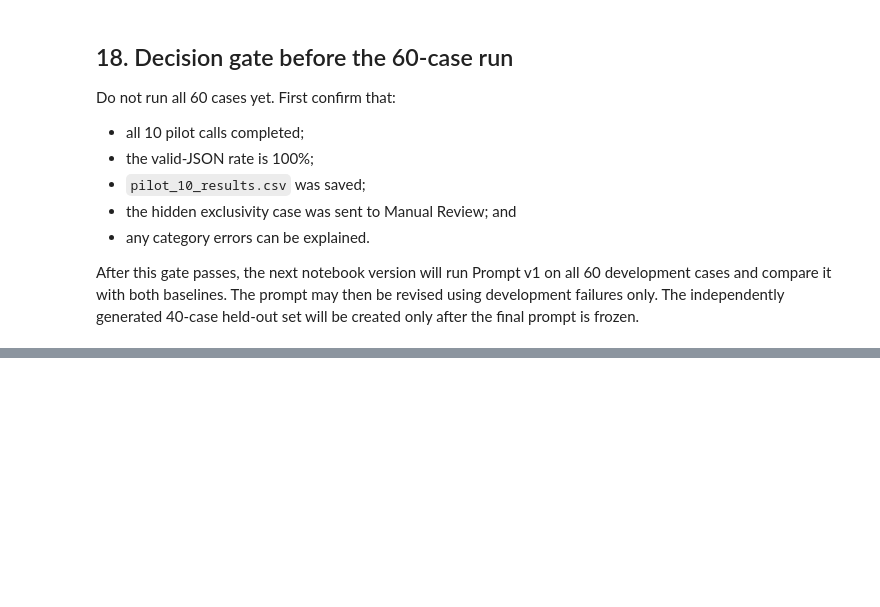
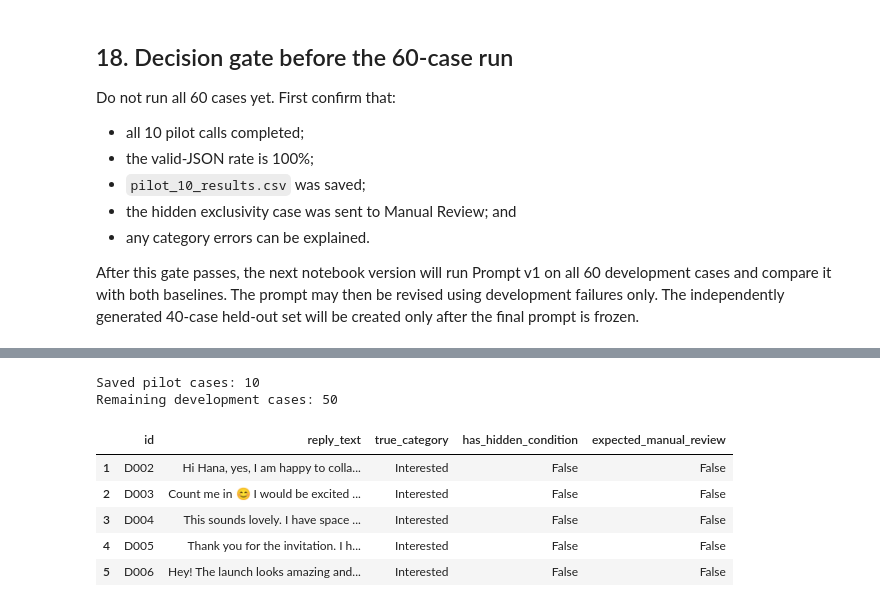
Before and after one commit to usmin1004/PE6201_END-OF-COURSE-PROJECT-, a Jupyter notebook: PE6201_Influencer_Reply_Triage_MVP.ipynb, the cells around one changed output, grey strips where cells are left out. Cells and saved outputs as stored; diff of their text form; code cells hidden in the pictures; blank space fills up the shorter version.

```diff
--- a/PE6201_Influencer_Reply_Triage_MVP.ipynb
+++ b/PE6201_Influencer_Reply_Triage_MVP.ipynb
@@ -744,0 +751,30 @@ After this gate passes, the next notebook version will run Prompt v1 on all 60 d
+# %%
+PILOT_RESULTS_URL = "https://raw.githubusercontent.com/usmin1004/PE6201_END-OF-COURSE-PROJECT-/main/pilot_10_results.csv"
+
+saved_pilot_results = pd.read_csv(PILOT_RESULTS_URL)
+
+pilot_ids = set(saved_pilot_results["id"])
+remaining_50_df = dev_df[
+    ~dev_df["id"].isin(pilot_ids)
+].copy()
+
+print("Saved pilot cases:", len(saved_pilot_results))
+print("Remaining development cases:", len(remaining_50_df))
+
+assert len(saved_pilot_results) == 10, "The saved pilot file should contain 10 cases."
+assert len(remaining_50_df) == 50, "There should be exactly 50 remaining cases."
+assert pilot_ids.isdisjoint(set(remaining_50_df["id"])), "Pilot and remaining cases overlap."
+
+display(remaining_50_df[
+    ["id", "reply_text", "true_category",
+     "has_hidden_condition", "expected_manual_review"]
+].head())
+# %% [output]
+Saved pilot cases: 10
+Remaining development cases: 50
+|  | id | reply_text | true_category | has_hidden_condition | expected_manual_review |
+| 1 | D002 | Hi Hana, yes, I am happy to colla... | Interested | False | False |
+| 2 | D003 | Count me in 😊 I would be excited ... | Interested | False | False |
+| 3 | D004 | This sounds lovely. I have space ... | Interested | False | False |
+| 4 | D005 | Thank you for the invitation. I h... | Interested | False | False |
+| 5 | D006 | Hey! The launch looks amazing and... | Interested | False | False |
```
Also changed, not shown: parts of 5 cells of this notebook, 3 other files.
